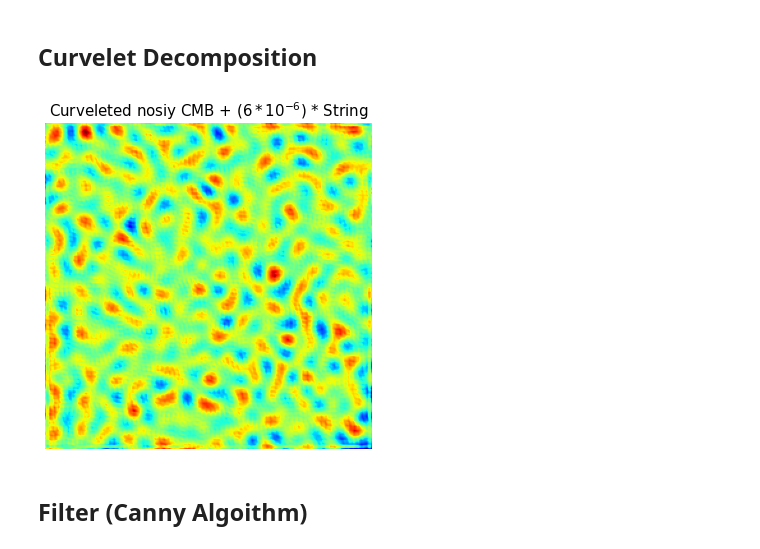
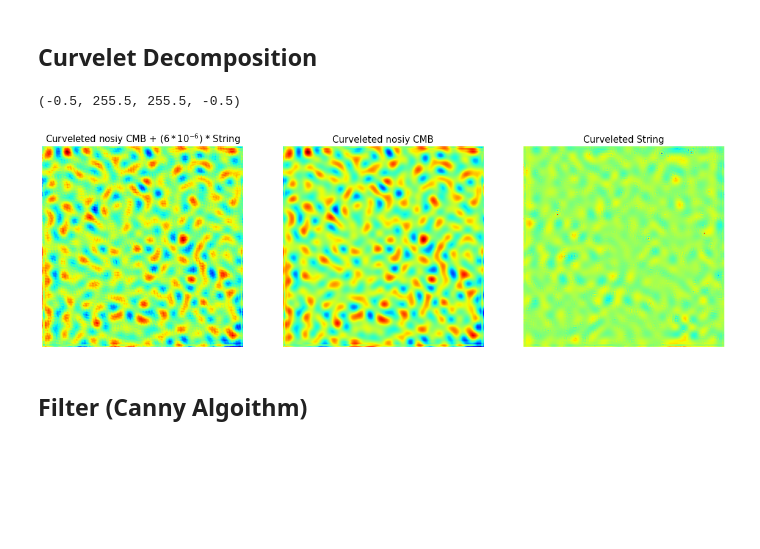
Before and after one commit to halehhajizadeh/PlanckGBM, a Jupyter notebook: CosmicString.ipynb, the cells around one changed output. Cells and saved outputs as stored; diff of their text form; code cells hidden in the pictures; blank space fills up the shorter version.

```diff
--- a/CosmicString.ipynb
+++ b/CosmicString.ipynb
@@ -362,11 +365,24 @@ curveleted_stringy_patch = ccg.curvelet(stringy_patch, 4)
-# %%
-plt.figure(figsize = (6,6))
-plt.imshow(curveleted_stringy_patch, cmap = 'jet')
-plt.title('Curveleted nosiy CMB + $(6*10^{-6})$ * String', fontsize = 15)
-plt.axis('off')
-plt.show()
-# %% [output]
-[figure, removed]
+# %%
+curveleted_stringy_patch = ccg.curvelet(stringy_patch, 4)
+curveleted_cmb_patch = ccg.curvelet(data['imap0_ipatch0']['cmb'][0], 4)
+curveleted_string_patch = ccg.curvelet(data['imap0_ipatch0']['string'][0], 4)
+# %%
+fig, axs = plt.subplots(1,3,figsize=(20,15))
+
+axs[0].imshow(curveleted_stringy_patch, cmap='jet')
+axs[0].set_title('Curveleted nosiy CMB + $(6*10^{-6})$ * String', fontsize=15)
+axs[0].axis('off')
+
+axs[1].imshow(curveleted_cmb_patch, cmap='jet')
+axs[1].set_title('Curveleted nosiy CMB', fontsize=15)
+axs[1].axis('off')
+
+axs[2].imshow(curveleted_string_patch, cmap='jet')
+axs[2].set_title('Curveleted String', fontsize=15)
+axs[2].axis('off')
+# %% [output]
+(-0.5, 255.5, 255.5, -0.5)
+[figure, added]
 # %% [markdown]
 ## Filter (Canny Algoithm)
 # %%
```
Also changed, not shown: parts of 3 cells of this notebook.
